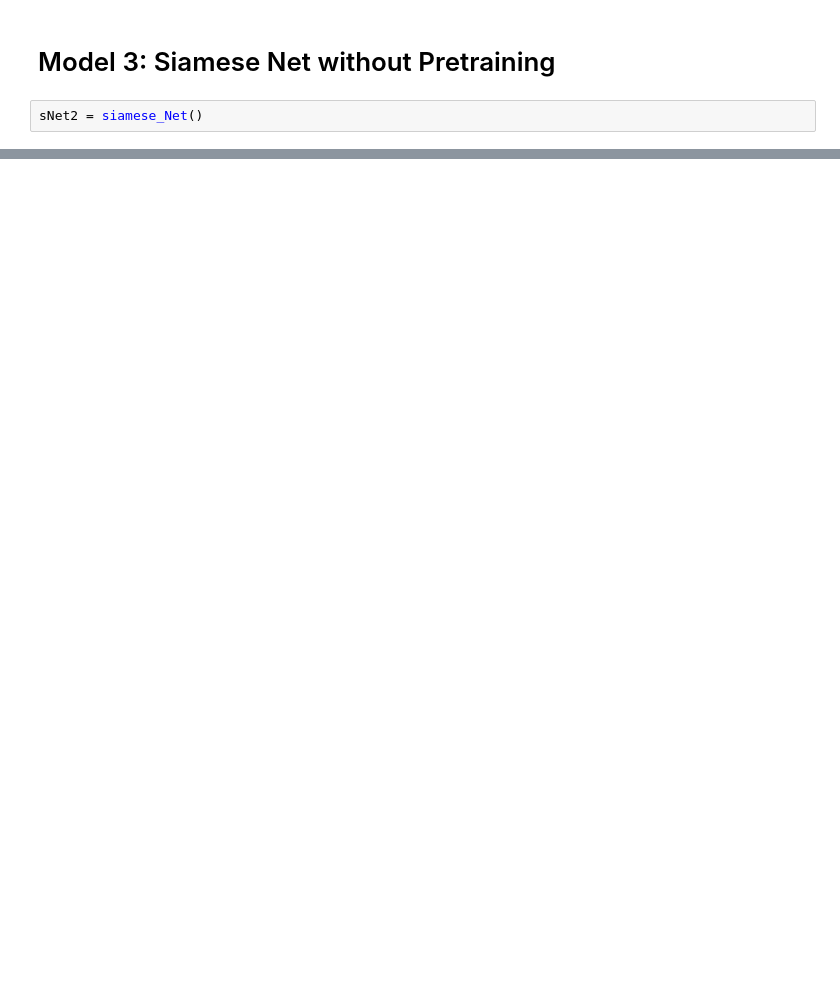
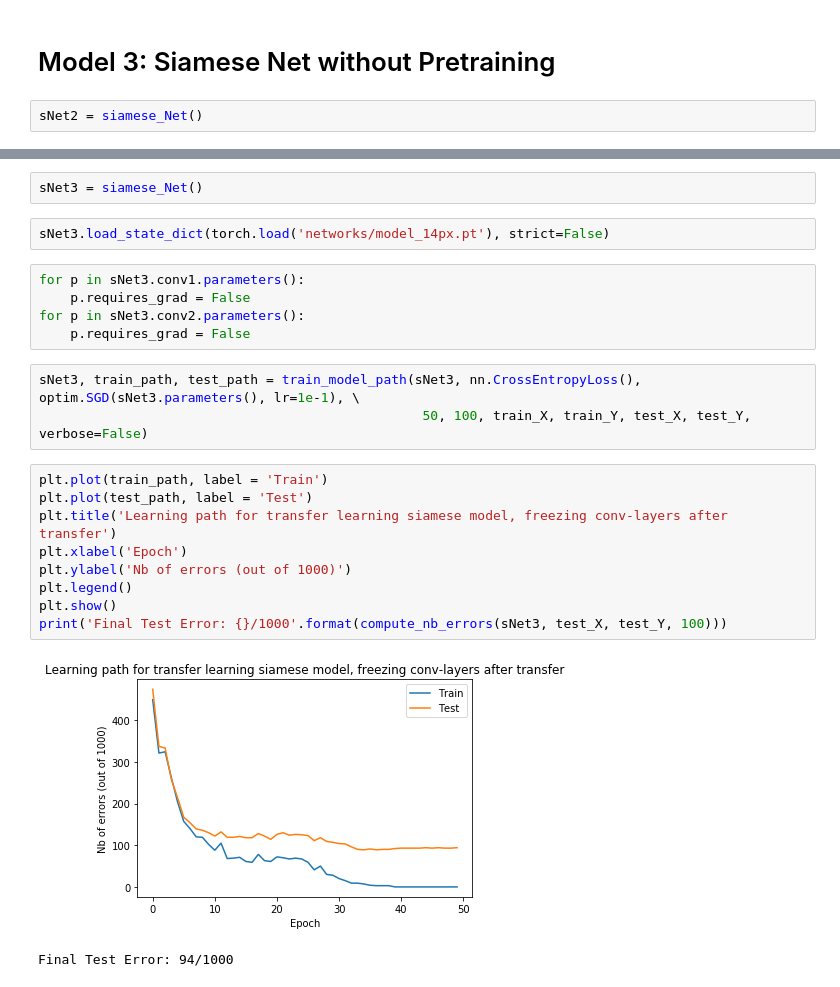
Before and after one commit to yvesrychener/Deep_Learning_Mnist, a Jupyter notebook: Yves.ipynb, the cells around one changed output, grey strips where cells are left out. Drawn from its saved outputs; the diff is of its cells as text; blank space fills up the shorter version.

```diff
--- a/Yves.ipynb
+++ b/Yves.ipynb
@@ -252,0 +256,24 @@ Final Test Error: 146/1000
+# %%
+sNet3 = siamese_Net()
+# %%
+sNet3.load_state_dict(torch.load('networks/model_14px.pt'), strict=False)
+# %%
+for p in sNet3.conv1.parameters():
+    p.requires_grad = False
+for p in sNet3.conv2.parameters():
+    p.requires_grad = False
+# %%
+sNet3, train_path, test_path = train_model_path(sNet3, nn.CrossEntropyLoss(), optim.SGD(sNet3.parameters(), lr=1e-1), \
+                                                 50, 100, train_X, train_Y, test_X, test_Y, verbose=False)
+# %%
+plt.plot(train_path, label = 'Train')
+plt.plot(test_path, label = 'Test')
+plt.title('Learning path for transfer learning siamese model, freezing conv-layers after transfer')
+plt.xlabel('Epoch')
+plt.ylabel('Nb of errors (out of 1000)')
+plt.legend()
+plt.show()
+print('Final Test Error: {}/1000'.format(compute_nb_errors(sNet3, test_X, test_Y, 100)))
+# %% [output]
+[figure, added]
+Final Test Error: 94/1000
```
Also changed, not shown: parts of 15 cells of this notebook.
